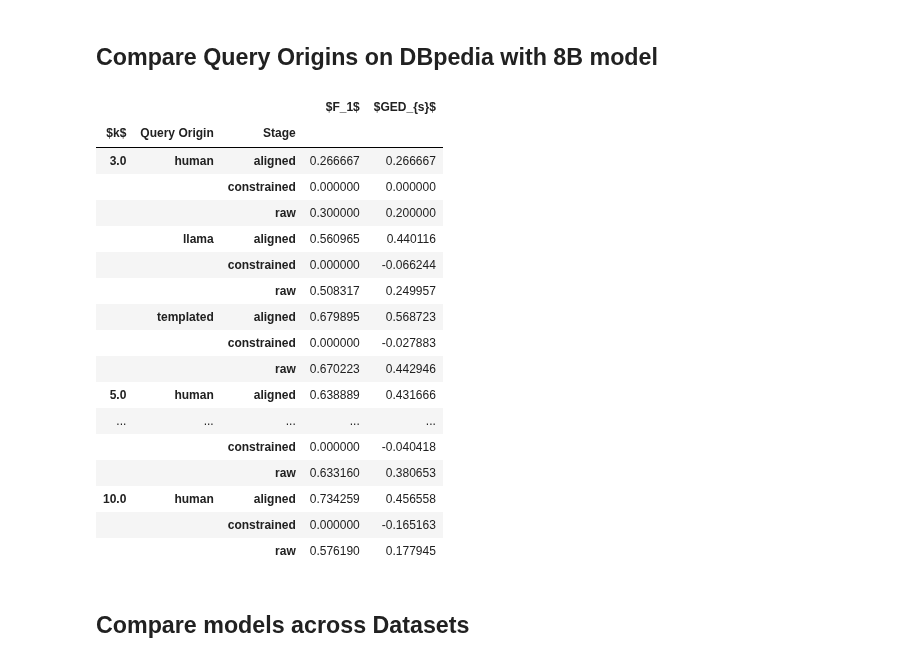
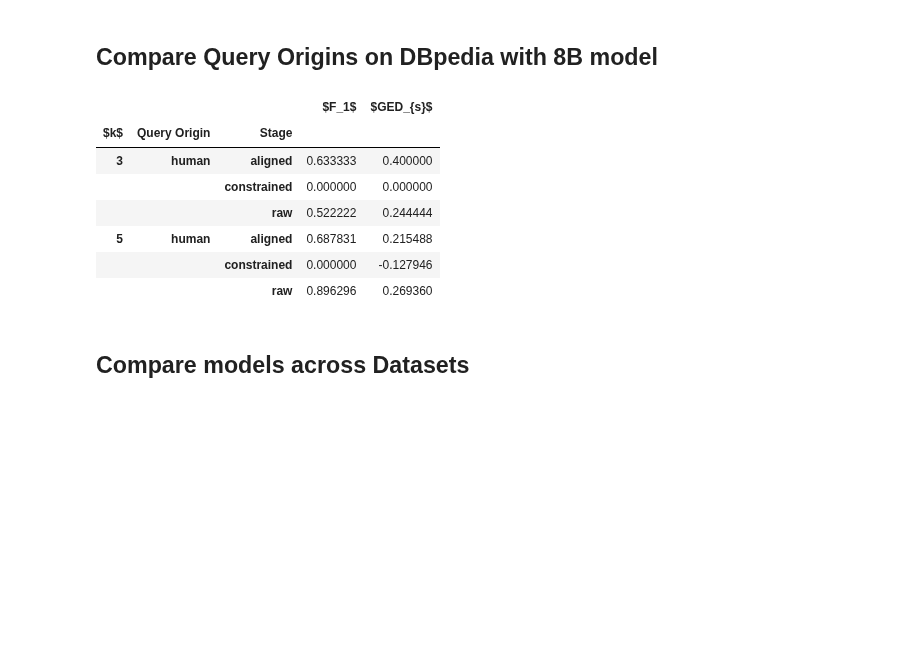
Before and after one commit to hereditary-eu/OnSET, a Jupyter notebook: exploration/querying/result-parse.ipynb, the cells around one changed output. Cells and saved outputs as stored; diff of their text form; code cells hidden in the pictures; blank space fills up the shorter version.

```diff
--- a/exploration/querying/result-parse.ipynb
+++ b/exploration/querying/result-parse.ipynb
@@ -204,44 +190,34 @@ column_map = {
 ## Compare Query Origins on DBpedia with 8B model
 # %%
 query_gen_compare = df_clean[
-    df_clean["model"].str.contains("8B")
+    df_clean["model"].str.contains("3B")
     & df_clean["cfg_name"].str.contains("DBpedia")
     & df_clean["prompt_type"].str.contains("one shot")
 ]
 grouped_query_gen_compare = query_gen_compare.groupby(
     ["n_nodes", "generator", "stage"]
 )[["f1_score", "normed_ged"]].mean()
 grouped_query_gen_compare = grouped_query_gen_compare.rename(
     columns=column_map
 ).rename_axis([column_map["n_nodes"], column_map["generator"], column_map["stage"]], axis=0)
 with open("tables/compare_gen_query.tex", "w") as f:
     f.write(
         grouped_query_gen_compare.to_latex(
             float_format="%.2f",
             caption="Comparison of query generation methods for LLama 3.1 8B on DBpedia with one shot prompts.",
             label="tab:compare_gen_query",
         )
     )
 grouped_query_gen_compare
 # %% [output]
 |  |  |  | $F_1$ | $GED_{s}$ |
 | $k$ | Query Origin | Stage |  |  |
-| 3.0 | human | aligned | 0.266667 | 0.266667 |
+| 3 | human | aligned | 0.633333 | 0.400000 |
 |  |  | constrained | 0.000000 | 0.000000 |
-|  |  | raw | 0.300000 | 0.200000 |
-|  | llama | aligned | 0.560965 | 0.440116 |
-|  |  | constrained | 0.000000 | -0.066244 |
-|  |  | raw | 0.508317 | 0.249957 |
-|  | templated | aligned | 0.679895 | 0.568723 |
-|  |  | constrained | 0.000000 | -0.027883 |
-|  |  | raw | 0.670223 | 0.442946 |
-| 5.0 | human | aligned | 0.638889 | 0.431666 |
-| ... | ... | ... | ... | ... |
-|  |  | constrained | 0.000000 | -0.040418 |
-|  |  | raw | 0.633160 | 0.380653 |
-| 10.0 | human | aligned | 0.734259 | 0.456558 |
-|  |  | constrained | 0.000000 | -0.165163 |
-|  |  | raw | 0.576190 | 0.177945 |
+|  |  | raw | 0.522222 | 0.244444 |
+| 5 | human | aligned | 0.687831 | 0.215488 |
+|  |  | constrained | 0.000000 | -0.127946 |
+|  |  | raw | 0.896296 | 0.269360 |
 # %% [markdown]
 ## Compare models across Datasets
 # %%
```
Also changed, not shown: parts of 12 cells of this notebook, 22 other files.
